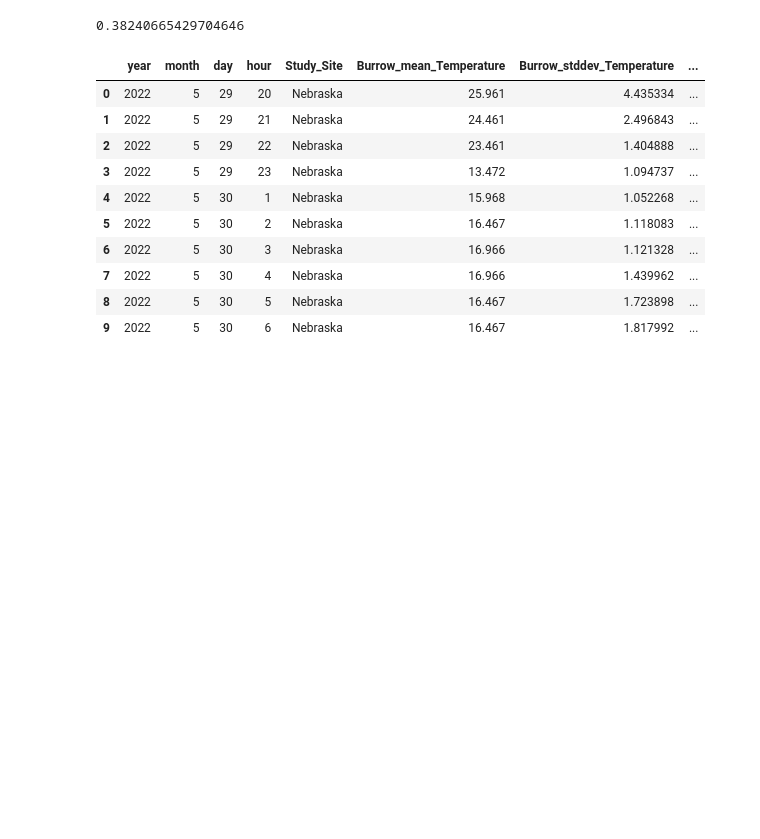
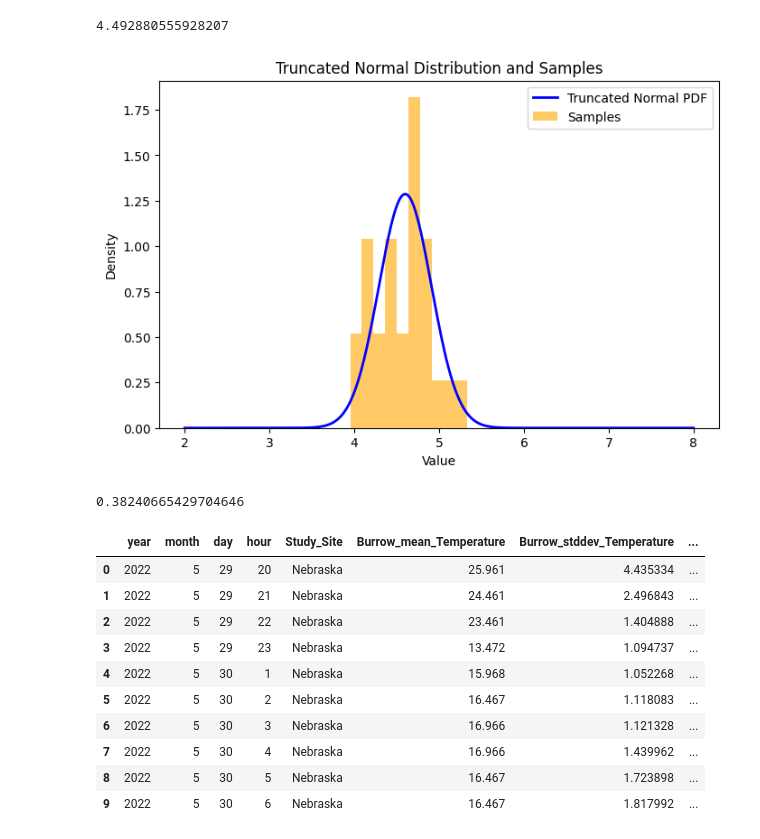
Before and after one commit to michaelremington2/therma_sim, a Jupyter notebook: src/therma_sim/scratch_code.ipynb, the cells around one changed output. Cells and saved outputs as stored; diff of their text form; code cells hidden in the pictures; blank space fills up the shorter version.

```diff
--- a/src/therma_sim/scratch_code.ipynb
+++ b/src/therma_sim/scratch_code.ipynb
@@ -16,3 +16,38 @@ print(sample)
+# %%
+from scipy.stats import truncnorm
+
+mean = 4.6
+std_dev = 0.31
+n = 28
+lower_bound = 2  # Minimum value
+upper_bound = 8  # Maximum value
+
+# Truncated normal distribution
+a, b = (lower_bound - mean) / std_dev, (upper_bound - mean) / std_dev
+# Truncated normal distribution
+x = np.linspace(lower_bound, upper_bound, 1000)  # Points for plotting the PDF
+pdf = truncnorm.pdf(x, a, b, loc=mean, scale=std_dev)  # Calculate PDF
+samples = truncnorm.rvs(a, b, loc=mean, scale=std_dev, size=n)
+print(truncnorm.rvs(a, b, loc=mean, scale=std_dev, size=1)[0])
+# Plotting
+plt.figure(figsize=(8, 5))
+
+# Plot PDF
+plt.plot(x, pdf, label="Truncated Normal PDF", color="blue", linewidth=2)
+
+# Plot histogram of samples
+plt.hist(samples, bins=10, density=True, alpha=0.6, color="orange", label="Samples")
+
+# Add labels and legend
+plt.title("Truncated Normal Distribution and Samples")
+plt.xlabel("Value")
+plt.ylabel("Density")
+plt.legend()
+
+plt.show()
+# %% [output]
+4.492880555928207
+[figure, added]
 # %%
 print(np.random.uniform(0,1))
 # %% [output]
```
Also changed, not shown: parts of 1 cell of this notebook, 4 other files.
